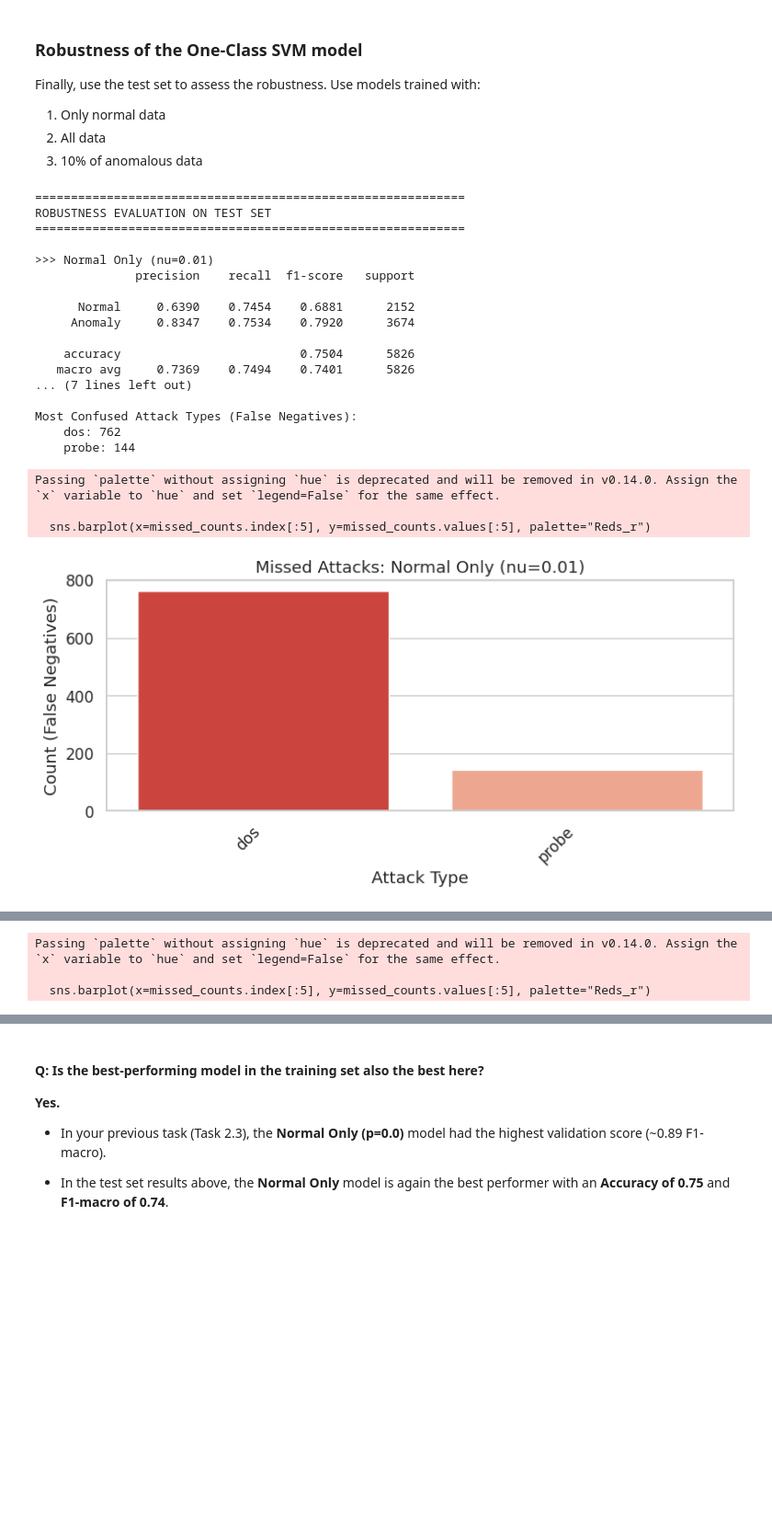
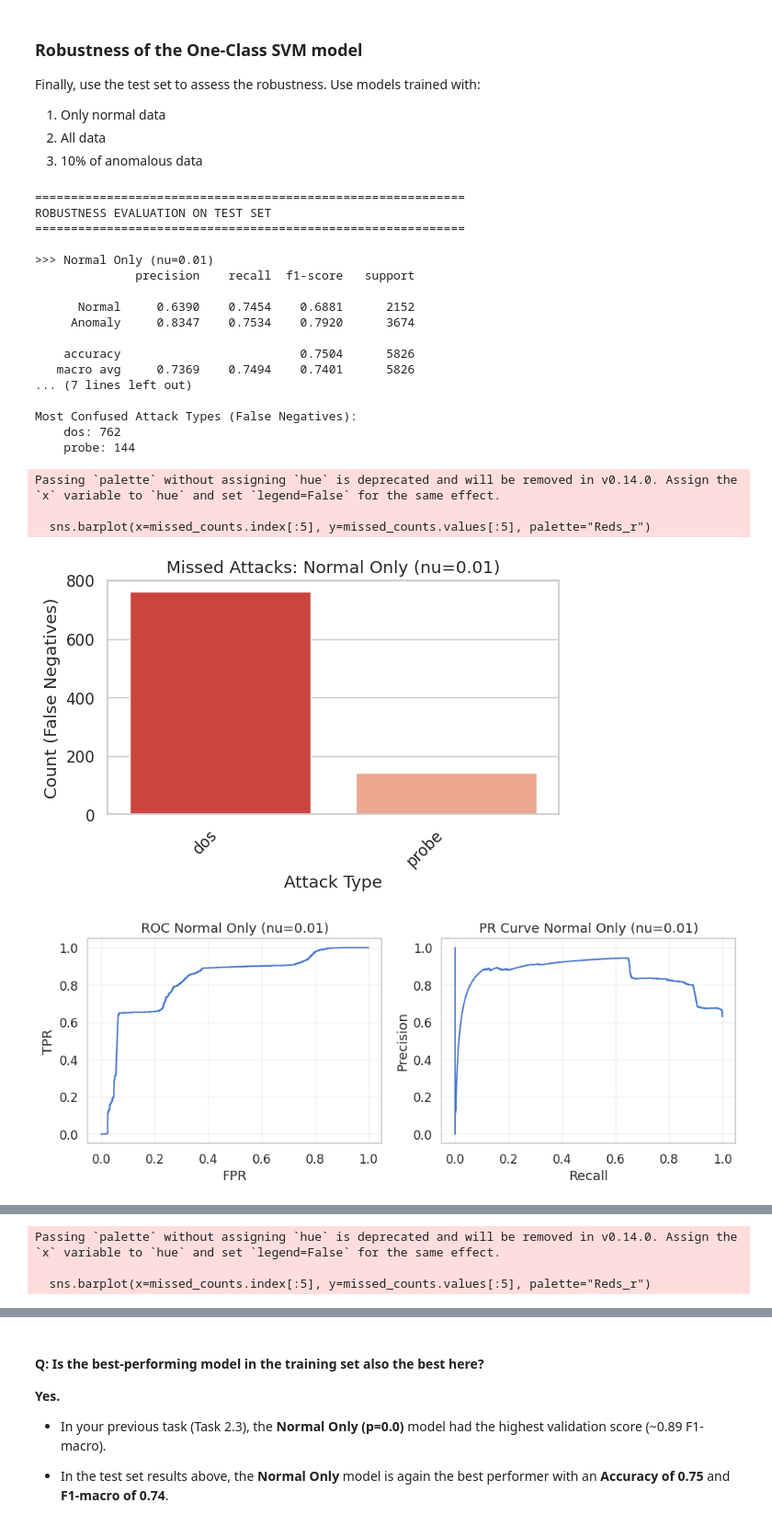
Before and after one commit to AImSecure/Laboratory3, a Jupyter notebook: lab/notebooks/Lab3_Anomaly_Detection.ipynb, the cells around one changed output, grey strips where cells are left out. Shown at 92% size. Cells and saved outputs as stored; diff of their text form; code cells hidden in the pictures; blank space fills up the shorter version.

```diff
--- a/lab/notebooks/Lab3_Anomaly_Detection.ipynb
+++ b/lab/notebooks/Lab3_Anomaly_Detection.ipynb
@@ -903,10 +926,11 @@ ocsvm_normal_default.fit(X_train_normal)
 
 # 4. Store for later comparison
 models_task2 = {
-    'normal_only': ocsvm_normal_estimate
+    'normal_only': ocsvm_normal_estimate,
+    'normal_only_default': ocsvm_normal_default
 }
 
-# 5. Evaluate on Validation Set
+# 5. Evaluate on Test Set
 _, f1_est = evaluate_ocsvm(ocsvm_normal_estimate, X_test, y_test_binary,
                            f"Normal Only | Test | nu={nu_estimate}")
 _, f1_def = evaluate_ocsvm(ocsvm_normal_default, X_test, y_test_binary,
@@ -959,7 +986,7 @@ Now train the OC-SVM with both normal and anomalous data. Estimate nu as the rat
 # 1. Calculate Contamination Rate
 n_samples = len(y_train_binary)
 n_anomalies = y_train_binary.sum()
-contamination_rate = n_anomalies / n_samples
+contamination_rate = max(0.0, min(n_anomalies / n_samples, 0.999))
 
 print(f"Training Data Statistics:")
 print(f"  Total Samples:  {n_samples}")
@@ -1236,7 +1273,7 @@ for name, key in scenarios:
                                 target_names=['Normal', 'Anomaly'], digits=4))
 
     # Confusion Analysis
-    cm = confusion_matrix(y_test_binary, y_pred)
+    cm = confusion_matrix(y_test_binary, y_pred, labels=[0,1])
     tn, fp, fn, tp = cm.ravel()
 
     print(f"Confusion Summary:")
@@ -1255,36 +1292,40 @@ for name, key in scenarios:
             print(f"    {attack}: {count}")
 
         # Plot
-        plt.figure(figsize=(8, 4))
+        plt.figure(figsize=(6, 4))
         sns.barplot(x=missed_counts.index[:5], y=missed_counts.values[:5], palette="Reds_r")
         plt.title(f"Missed Attacks: {name}")
         plt.xlabel("Attack Type")
         plt.ylabel("Count (False Negatives)")
         plt.xticks(rotation=45, ha='right')
         plt.tight_layout()
         plt.show()
 
+    plot_roc_pr(model, X_test, y_test_binary, title_suffix=name)
+    plot_score_distributions(model, X_test, y_test_binary, title=f"Scores: {name}")
+
 # Final Comparison Plot
 plot_f1_comparison(test_results, "Test Set F1-Macro Comparison")
 # %% [output]
 ============================================================
 ROBUSTNESS EVALUATION ON TEST SET
 ============================================================
 
 >>> Normal Only (nu=0.01)
               precision    recall  f1-score   support
 
       Normal     0.6390    0.7454    0.6881      2152
      Anomaly     0.8347    0.7534    0.7920      3674
 
     accuracy                         0.7504      5826
    macro avg     0.7369    0.7494    0.7401      5826
 ... (7 lines left out)
 
 Most Confused Attack Types (False Negatives):
     dos: 762
     probe: 144
 Passing `palette` without assigning `hue` is deprecated and will be removed in v0.14.0. Assign the `x` variable to `hue` and set `legend=False` for the same effect.
 
   sns.barplot(x=missed_counts.index[:5], y=missed_counts.values[:5], palette="Reds_r")
-[figure, old version]
+[figure, new version]
+[figure, new version]
```
Also changed, not shown: parts of 38 cells of this notebook.
